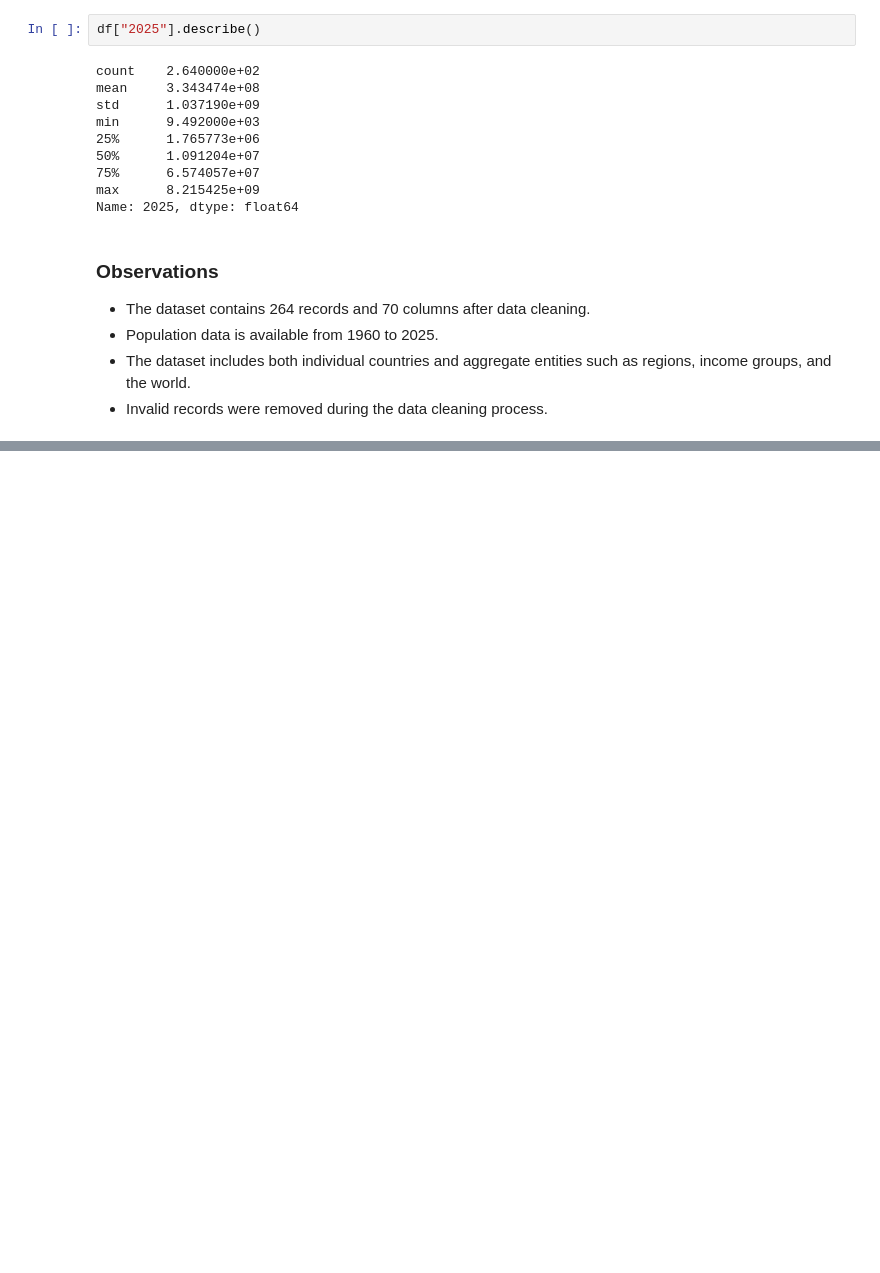
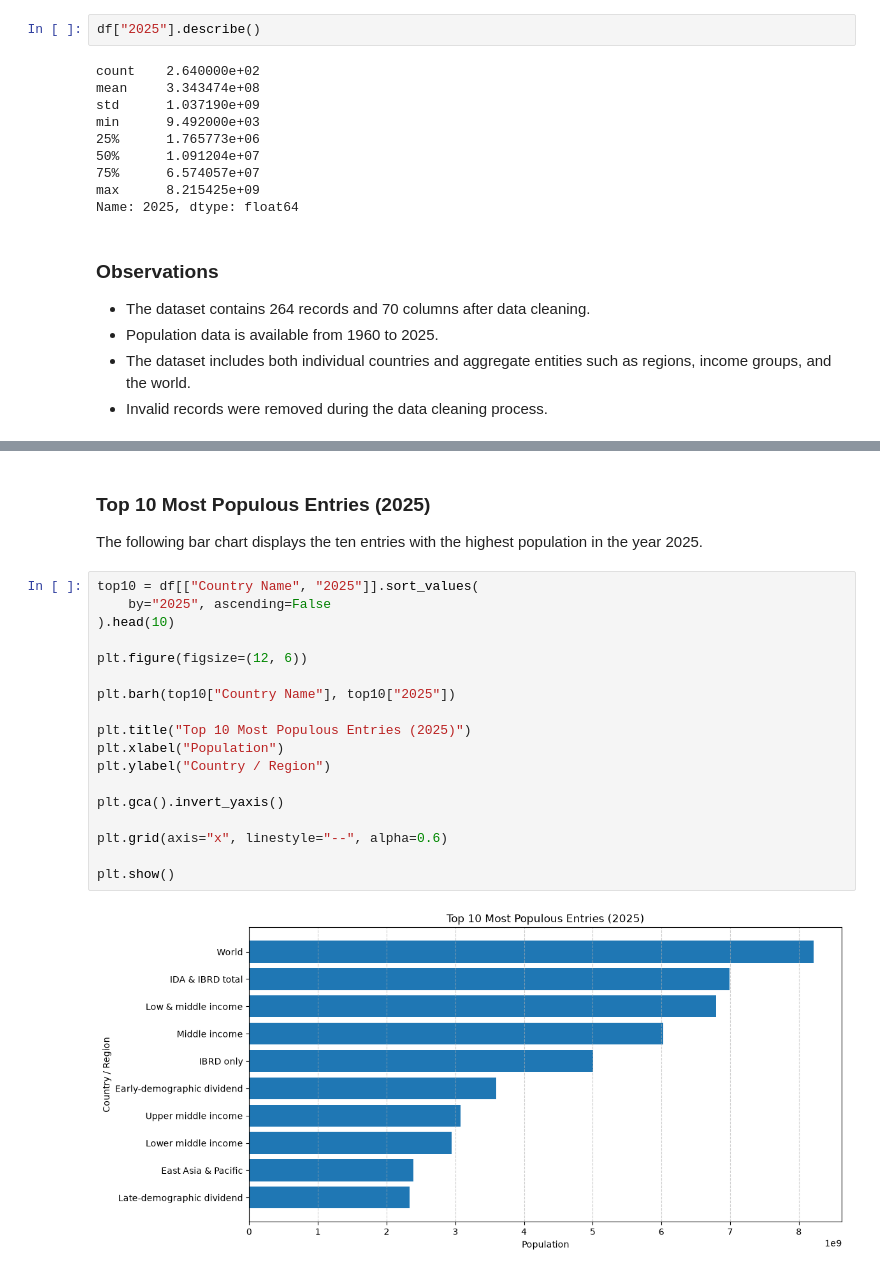
Before and after one commit to varun99638/SCT_DS_1, a Jupyter notebook: notebooks/task1.ipynb, the cells around one changed output, grey strips where cells are left out. Drawn from its saved outputs; the diff is of its cells as text; blank space fills up the shorter version.

```diff
--- a/notebooks/task1.ipynb
+++ b/notebooks/task1.ipynb
@@ -249,0 +272,24 @@ Name: 2025, dtype: float64
+# %% [markdown]
+### Top 10 Most Populous Entries (2025)
+
+The following bar chart displays the ten entries with the highest population in the year 2025.
+# %%
+top10 = df[["Country Name", "2025"]].sort_values(
+    by="2025", ascending=False
+).head(10)
+
+plt.figure(figsize=(12, 6))
+
+plt.barh(top10["Country Name"], top10["2025"])
+
+plt.title("Top 10 Most Populous Entries (2025)")
+plt.xlabel("Population")
+plt.ylabel("Country / Region")
+
+plt.gca().invert_yaxis()
+
+plt.grid(axis="x", linestyle="--", alpha=0.6)
+
+plt.show()
+# %% [output]
+[figure, added]
```
Also changed, not shown: parts of 2 cells of this notebook.
